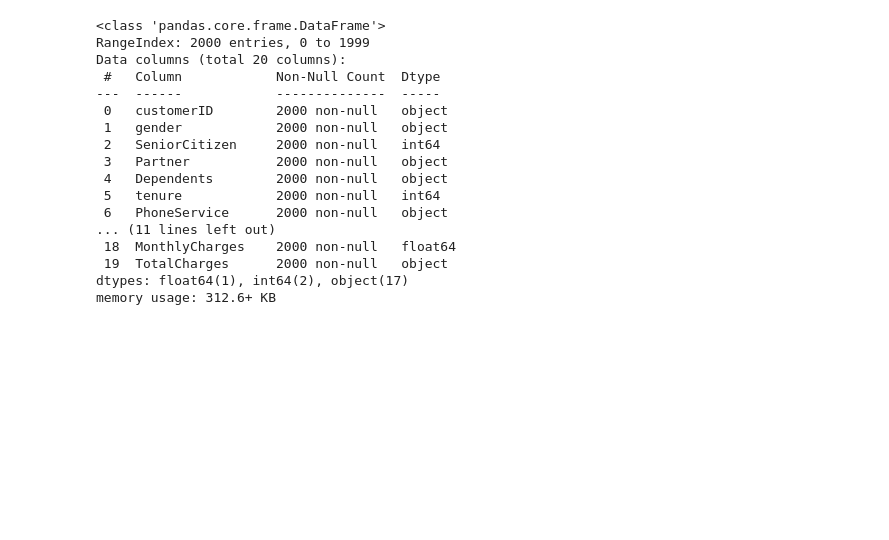
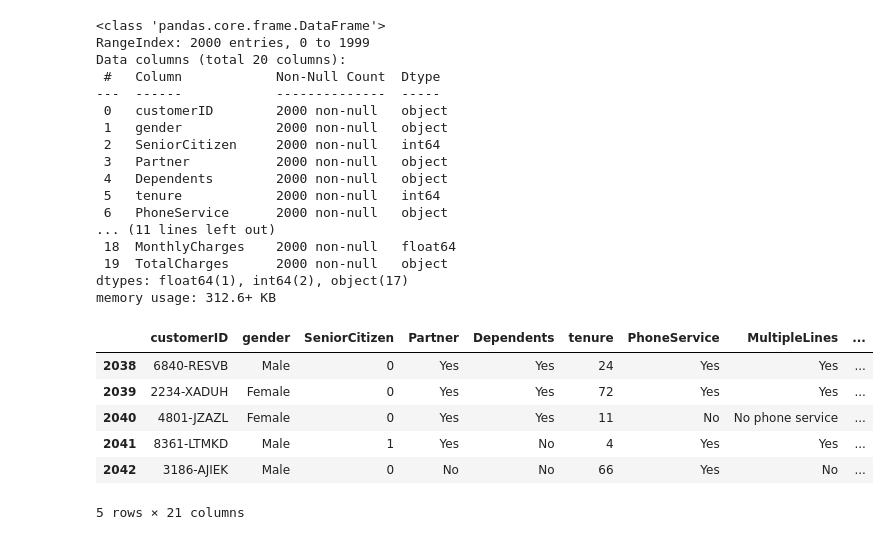
Before and after one commit to FUNMS/Customer-Churn-Analysis, a Jupyter notebook: notebooks/main.ipynb, the cells around one changed output. Drawn from its saved outputs; the diff is of its cells as text; code cells hidden in the pictures; blank space fills up the shorter version.

```diff
--- a/notebooks/main.ipynb
+++ b/notebooks/main.ipynb
@@ -344,3 +266,16 @@ Data columns (total 20 columns):
  19  TotalCharges      2000 non-null   object
 dtypes: float64(1), int64(2), object(17)
 memory usage: 312.6+ KB
+# %%
+#concatenating data1 and data2
+
+train_data = pd.concat([data1, data2], axis = 0)
+train_data.tail()
+# %% [output]
+|  | customerID | gender | SeniorCitizen | Partner | Dependents | tenure | PhoneService | MultipleLines | ... |
+| 2038 | 6840-RESVB | Male | 0 | Yes | Yes | 24 | Yes | Yes | ... |
+| 2039 | 2234-XADUH | Female | 0 | Yes | Yes | 72 | Yes | Yes | ... |
+| 2040 | 4801-JZAZL | Female | 0 | Yes | Yes | 11 | No | No phone service | ... |
+| 2041 | 8361-LTMKD | Male | 1 | Yes | No | 4 | Yes | Yes | ... |
+| 2042 | 3186-AJIEK | Male | 0 | No | No | 66 | Yes | No | ... |
+5 rows × 21 columns
```
Also changed, not shown: parts of 24 cells of this notebook.
